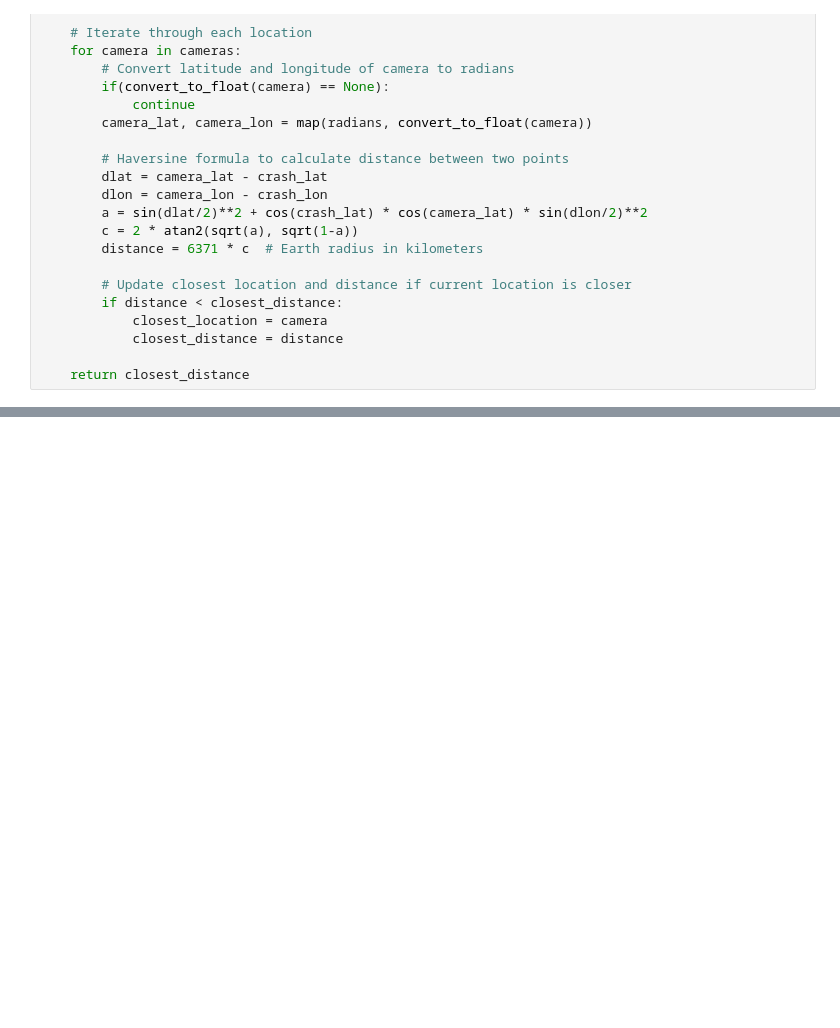
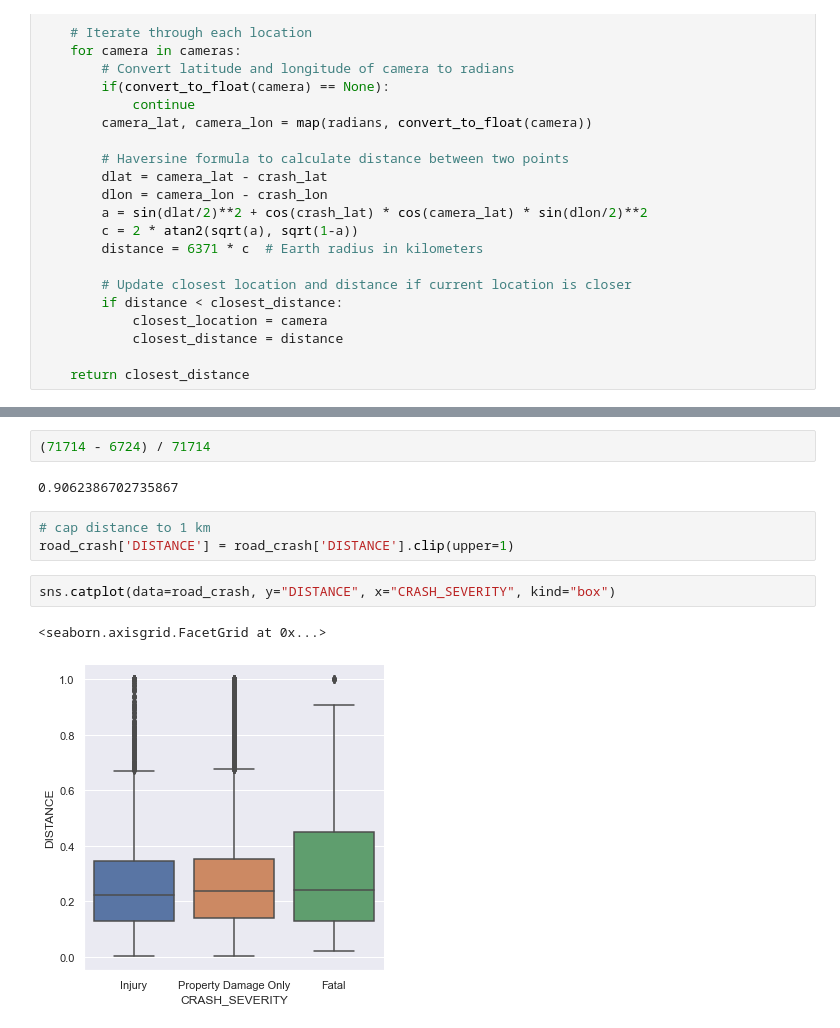
Before and after one commit to Chris-Luong/TheLastOfUs, a Jupyter notebook: FeatureEngineering.ipynb, the cells around one changed output, grey strips where cells are left out. Saved outputs shown, nothing was run; the diff lists cells and outputs as text; blank space fills up the shorter version.

```diff
--- a/FeatureEngineering.ipynb
+++ b/FeatureEngineering.ipynb
@@ -197,0 +192,12 @@ Test Fatal Count: 16
+# %%
+(71714 - 6724) / 71714
+# %% [output]
+0.9062386702735867
+# %%
+# cap distance to 1 km
+road_crash['DISTANCE'] = road_crash['DISTANCE'].clip(upper=1)
+# %%
+sns.catplot(data=road_crash, y="DISTANCE", x="CRASH_SEVERITY", kind="box")
+# %% [output]
+<seaborn.axisgrid.FacetGrid at 0x...>
+[figure, added]
```
Also changed, not shown: parts of 22 cells of this notebook, 6 other files.
